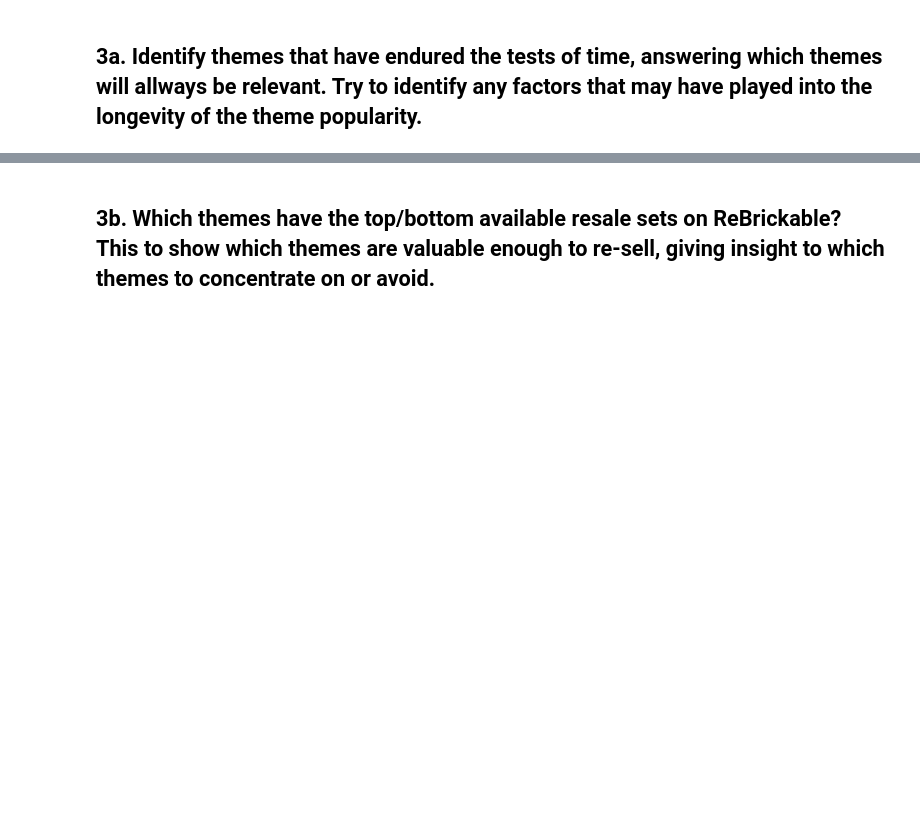
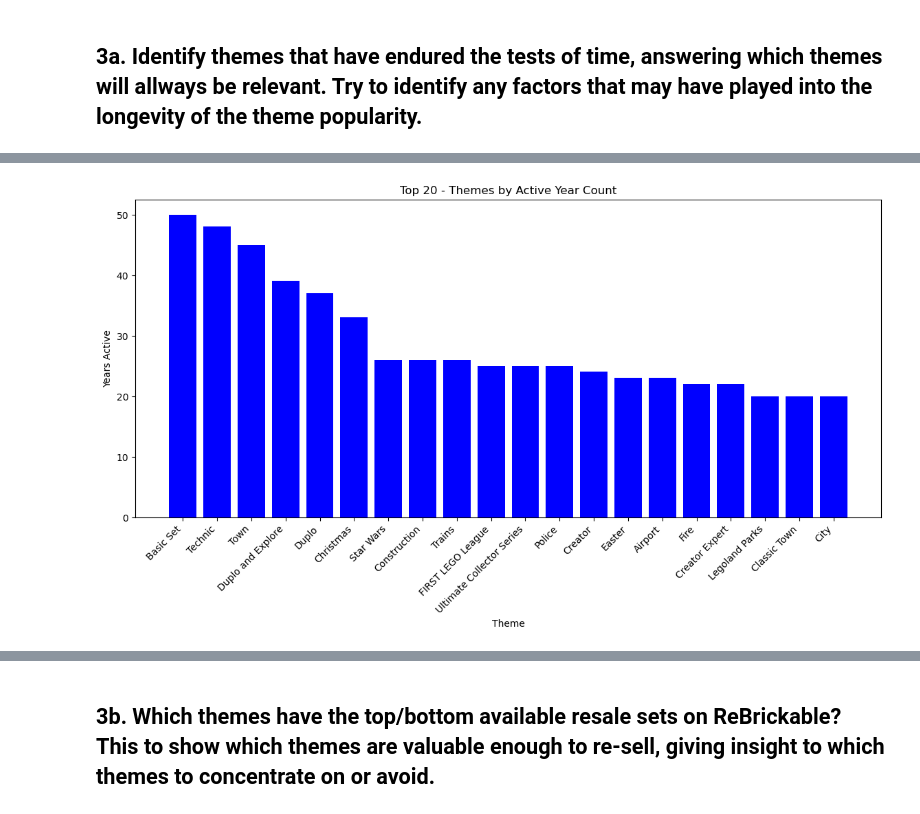
Before and after one commit to david423br/david-ruiz-capstone-ddr14, a Jupyter notebook: notebook/Lego_Capstone.ipynb, the cells around one changed output, grey strips where cells are left out. Cells and saved outputs as stored; diff of their text form; code cells hidden in the pictures; blank space fills up the shorter version.

```diff
--- a/notebook/Lego_Capstone.ipynb
+++ b/notebook/Lego_Capstone.ipynb
@@ -292,0 +345,3 @@ plt.show()
+# %%
+longevity_df = story_1_df.groupby(['theme', 'year']).count().sort_values(['theme', 'year']).reset_index()
+longevity_df
@@ -292,0 +362,14 @@ plt.show()
+# %%
+years_active_top_df = longevity_df.groupby('theme').count().sort_values('year', ascending = False).reset_index()
+years_active_top_df = years_active_top_df.head(20)
+# %%
+plt.figure(figsize=(14, 6))
+plt.bar(years_active_top_df.theme, years_active_top_df.year, color="blue")
+plt.ylabel("Years Active")
+plt.xlabel("Theme")
+plt.title("Top 20 - Themes by Active Year Count")
+plt.xticks(rotation=45, ha = 'right')
+plt.savefig('top_20_active_year.png', bbox_inches = 'tight', transparent=True)
+plt.show()
+# %% [output]
+[figure, added]
```
Also changed, not shown: parts of 23 cells of this notebook, 9 other files.
